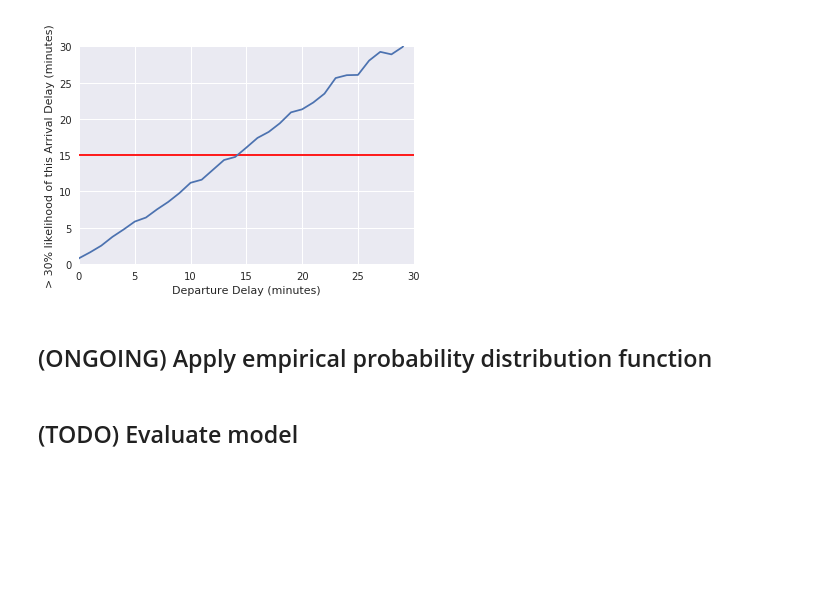
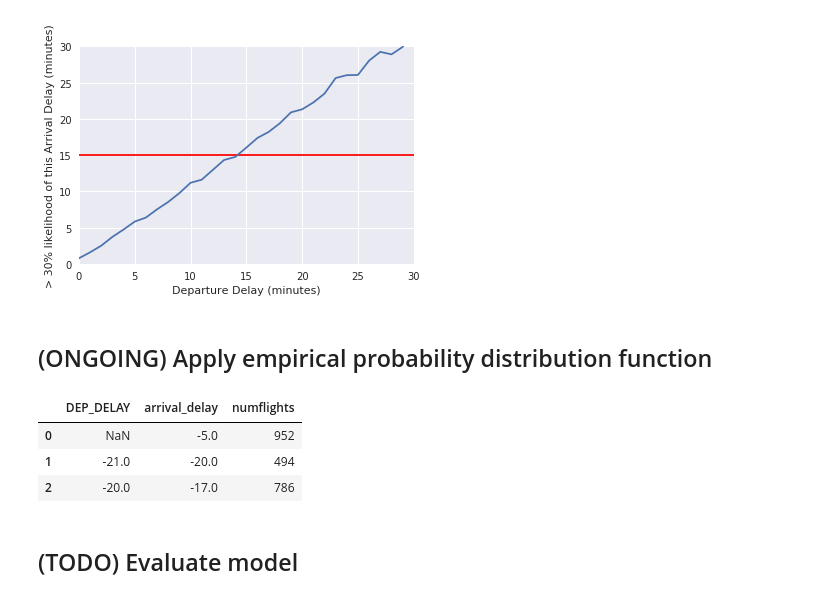
Before and after one commit to yuwtennis/google-data-engineer, a Jupyter notebook: Ch05/getting_started_with_eda.ipynb, the cells around one changed output. Cells and saved outputs as stored; diff of their text form; code cells hidden in the pictures; blank space fills up the shorter version.

```diff
--- a/Ch05/getting_started_with_eda.ipynb
+++ b/Ch05/getting_started_with_eda.ipynb
@@ -396,6 +396,30 @@ Text(0,0.5,'> 30% likelihood of this Arrival Delay (minutes)')
 [figure]
 # %% [markdown]
 ## (ONGOING) Apply empirical probability distribution function
+# %%
+sql = """
+SELECT
+  DEP_DELAY,
+  APPROX_QUANTILES(ARR_DELAY, 101)[OFFSET(70)] AS arrival_delay,
+  COUNT(ARR_DELAY) AS numflights
+FROM
+  `flights.simevents`
+GROUP BY
+  DEP_DELAY
+HAVING
+  numflights > 370
+ORDER BY
+  DEP_DELAY
+"""
+
+df = bq.Query(sql).execute().result().to_dataframe()
+
+df.head(3)
+# %% [output]
+|  | DEP_DELAY | arrival_delay | numflights |
+| 0 | NaN | -5.0 | 952 |
+| 1 | -21.0 | -20.0 | 494 |
+| 2 | -20.0 | -17.0 | 786 |
 # %% [markdown]
 ## (TODO) Evaluate model
 # %% [markdown]
```
